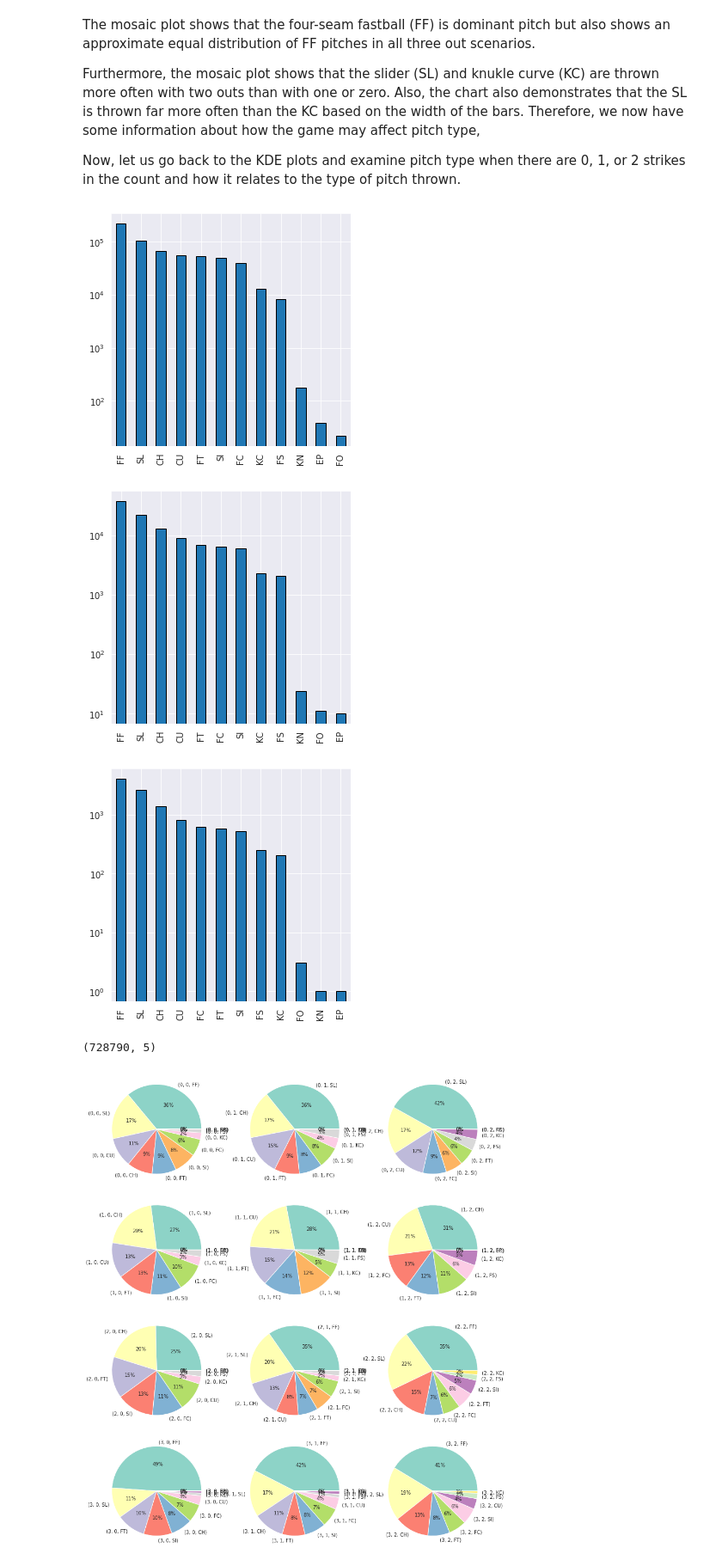
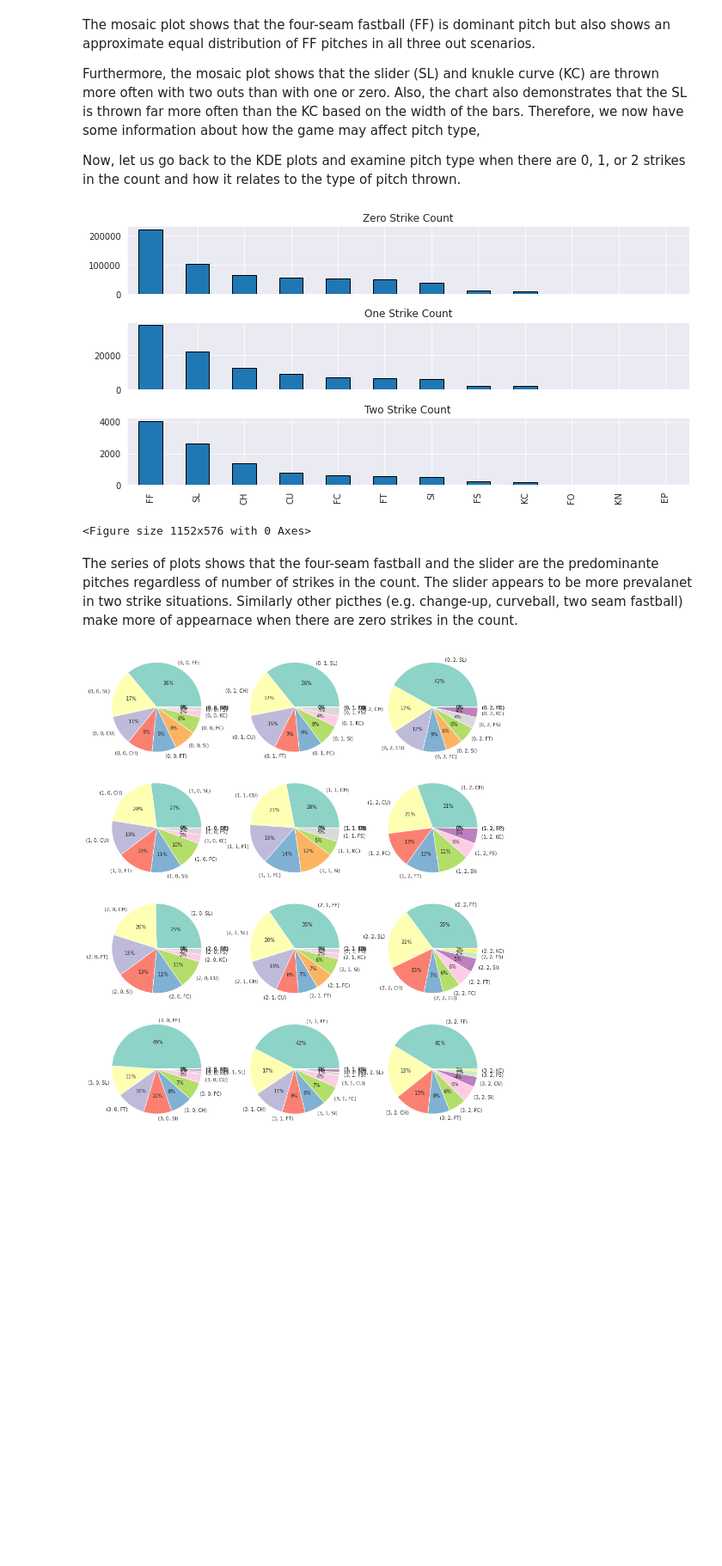
Before and after one commit to 907Resident/pitch-sequence, a Jupyter notebook: pitch_sequence_SO.ipynb, the cells around one changed output. Shown at 86% size. Cells and saved outputs as stored; diff of their text form; code cells hidden in the pictures; blank space fills up the shorter version.

```diff
--- a/pitch_sequence_SO.ipynb
+++ b/pitch_sequence_SO.ipynb
@@ -116,8 +116,8 @@ df_merged.head()
 Drop some of the superfluous columns from the dataset. Definitions of the columns can be found [here](https://fastballs.wordpress.com/2007/08/02/glossary-of-the-gameday-pitch-fields/).
 # %%
 # Drop extraneous picthing columns
-df_merged.drop(["break_angle", "break_length", "break_y", "ax",
-                "ay", "az", "vx0", "vy0", "vz0", "x",
+df_merged.drop(["ax", "spin_rate", "spin_dir", "nasty", "break_y",
+                "ay", "az", "vx0", "vy0", "vz0", "x", "type_confidence",
                 "x0", "y", "y0", "z0", "pfx_x", "pfx_z", "zone", "type",
                 "event_num", "on_1b", "on_2b", "on_3b"],
                inplace = True, axis = 1)
@@ -200,14 +199,19 @@ df.head()
+# %%
+# Engineer the feature of speed_diff
+df["speed_diff"] = df["start_speed"] - df["end_speed"]
 # %%
 # Add correct data types
 ## Change certain categories to integers to remove decimal point
-df = df.astype({"px":"float64", "pz":"float64",
-                "start_speed":"float64", "end_speed":"float64",
-                "sz_bot":"float64", "sz_top":"float64",
+df = df.astype({"px":"float32", "pz":"float32",
+                "break_angle":"float32", "break_length":"float32",
+                "start_speed":"float32", "end_speed":"float32",
+                "sz_bot":"float32", "sz_top":"float32",
                 "code":"category", "pitch_type":"category",
                 "outs":"int", "event":"category", "b_count":"int",
                 "s_count":"int", "p_score":"int", "pitch_num":"int",
                 "inning":"int", "ab_id":"str", "first_name":"str",
-                "last_name":"str"})
+                "last_name":"str",
+                "speed_diff":"float32"})
 ## Set appropriate columns to categories
 df = df.astype({"outs":"category", "b_count":"category", "s_count":"category"})
 
@@ -223,6 +227,3 @@ df.s_count.cat.reorder_categories([0, 1, 2], ordered = True,
 
 # View data types of dataframe
 df.dtypes
-
-# Export merged data as csv
-df.to_csv("clean_pitching_data.csv", index=False, sep=",")
@@ -325,36 +332,35 @@ Now, let us go back to the KDE plots and examine pitch type when there are 0, 1,
 # %%
 # Plot pitch type by strikes in count
 ## Create a dataframe with pitch type and zero strikes
 ### Get the relevant columns
 df_bls_strx = df[["pitcher_id","last_name","pitch_type","s_count", "b_count"]]
 ### Zero Strikes
-plt.figure(figsize=(5,5))
+fig, (ax1, ax2, ax3) = plt.subplots(3, 1, sharex=True, figsize=(10,5))
 df_bls_strx[df_bls_strx["s_count"] == 0].pitch_type.value_counts().plot(
-    kind="bar", edgecolor="k")
-plt.yscale("log")
-plt.show()
+    kind="bar", edgecolor="k", ax=ax1)
+ax1.set_title("Zero Strike Count")
+plt.yscale("linear")
 
 ### One Strike
-plt.figure(figsize=(5,5))
 df_bls_strx[df_bls_strx["s_count"] == 1].pitch_type.value_counts().plot(
-    kind="bar", edgecolor="k")
-plt.yscale("log")
-plt.show()
+    kind="bar", edgecolor="k", ax=ax2)
+ax2.set_title("One Strike Count")
+plt.yscale("linear")
 
 ### Two Strikes
-plt.figure(figsize=(5,5))
 df_bls_strx[df_bls_strx["s_count"] == 2].pitch_type.value_counts().plot(
-    kind="bar", edgecolor="k")
-plt.yscale("log")
+    kind="bar", edgecolor="k", ax=ax3)
+ax3.set_title("Two Strike Count")
+plt.yscale("linear")
+
+fig.tight_layout()
 plt.show()
+plt.savefig("figures/number_of_pitches_by_type_across_s_count.png", dpi=300)
 # %% [output]
-[figure, old version]
+[figure, new version]
-[figure, removed]
-[figure, removed]
+<Figure size 1152x576 with 0 Axes>
-# %%
-df_bls_strx.shape
-# %% [output]
-(728790, 5)
+# %% [markdown]
+The series of plots shows that the four-seam fastball and the slider are the predominante pitches regardless of number of strikes in the count. The slider appears to be more prevalanet in two strike situations. Similarly other picthes (e.g. change-up, curveball, two seam fastball) make more of appearnace when there are zero strikes in the count.
 # %%
 ptype_labs = ["FF", "SL", "CH", "CU", "FC", "FT", "SI", "FS", "KC", "FO", "KM",
               "EP"]
```
Also changed, not shown: parts of 36 cells of this notebook.
